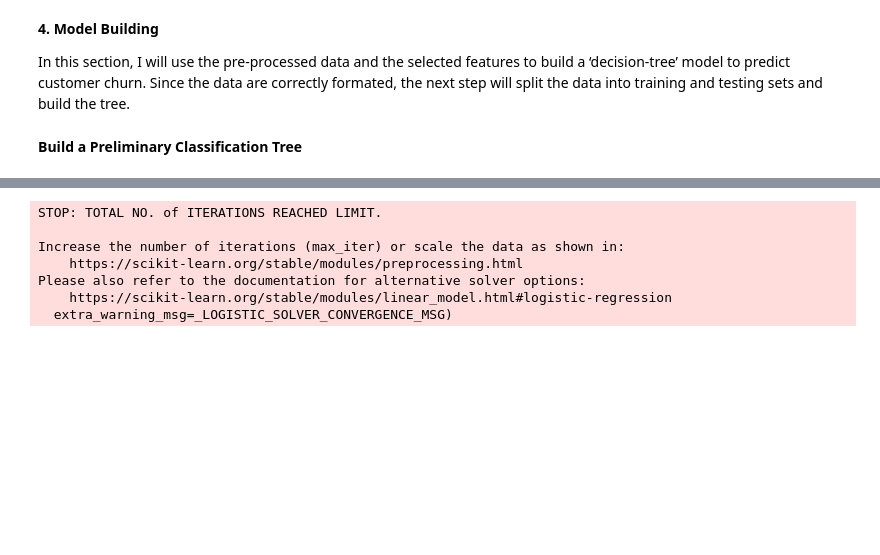
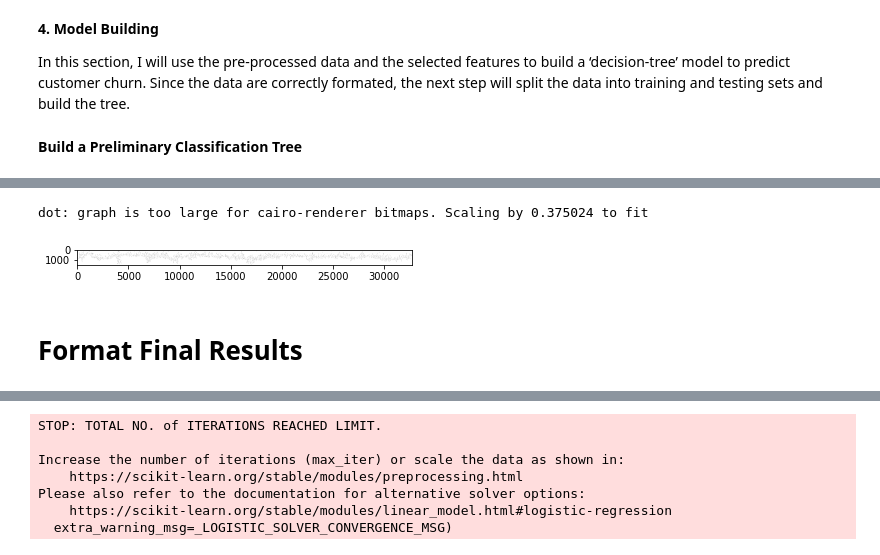
Before and after one commit to FalaWill/FalaWill, a Jupyter notebook: BDA601_A2_M8_de_Jesus_W.ipynb, the cells around one changed output, grey strips where cells are left out. Drawn from its saved outputs; the diff is of its cells as text; code cells hidden in the pictures; blank space fills up the shorter version.

```diff
--- a/BDA601_A2_M8_de_Jesus_W.ipynb
+++ b/BDA601_A2_M8_de_Jesus_W.ipynb
@@ -290,0 +347,15 @@ In this section, I will use the pre-processed data and the selected features to
+# %%
+dtree = DecisionTreeClassifier()
+dtree = dtree.fit(X, y)
+data = tree.export_graphviz(dtree, out_file=None, feature_names=X.columns)
+graph = pydotplus.graph_from_dot_data(data)
+graph.write_png('mydecisiontree.png')
+
+img=pltimg.imread('mydecisiontree.png')
+imgplot = plt.imshow(img)
+plt.show()
+# %% [output]
+dot: graph is too large for cairo-renderer bitmaps. Scaling by 0.375024 to fit
+[figure, added]
+# %% [markdown]
+# **Format Final Results**
```
Also changed, not shown: parts of 32 cells of this notebook.
